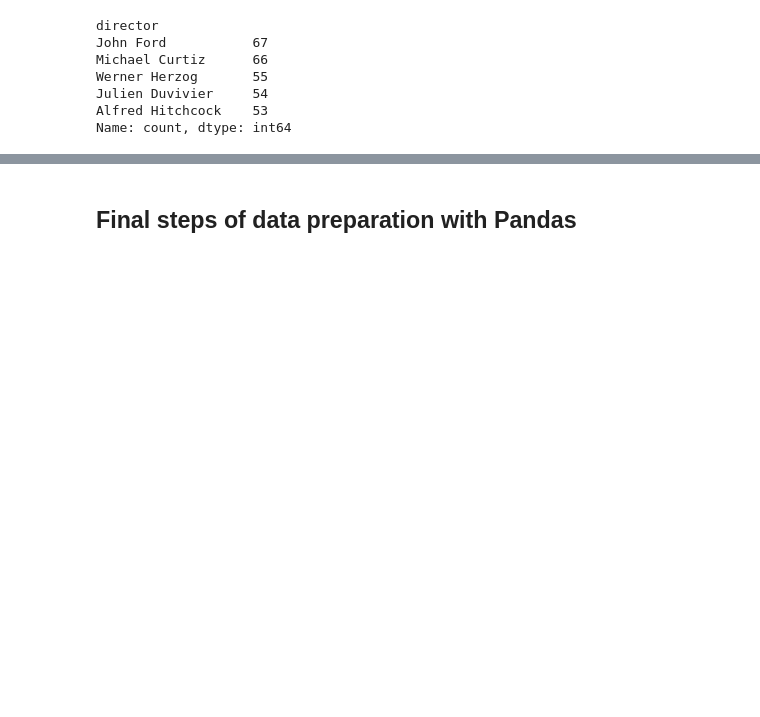
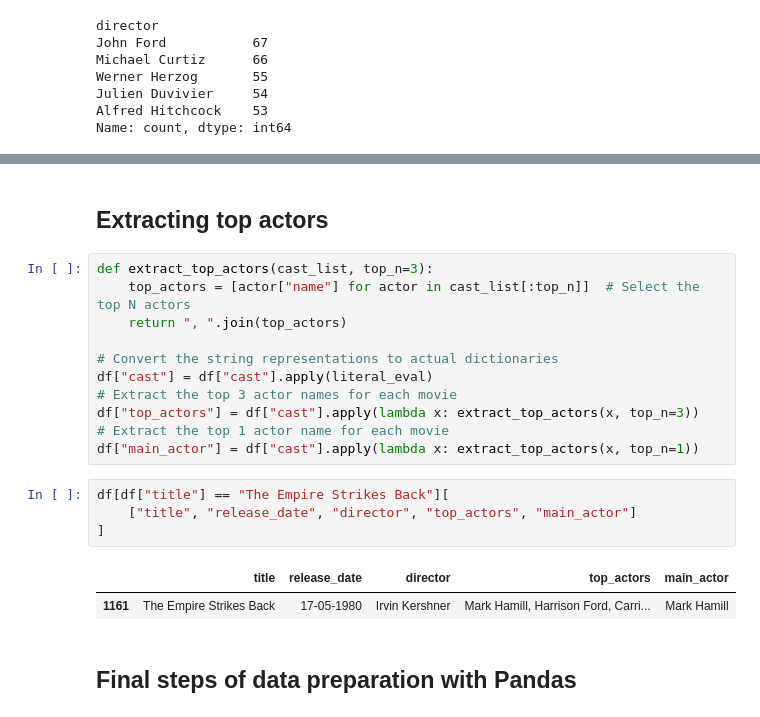
Before and after one commit to SanAntonik/MRS, a Jupyter notebook: DA_skill_showcase/skill_showcase copy.ipynb, the cells around one changed output, grey strips where cells are left out. Cells and saved outputs as stored; diff of their text form; blank space fills up the shorter version.

Commit message:
Copy and modify the code that extracts main actors

```diff
--- a/DA_skill_showcase/skill_showcase copy.ipynb
+++ b/DA_skill_showcase/skill_showcase copy.ipynb
@@ -484,6 +484,26 @@ df[df["director"] == "Martin Scorsese"].head()
 | 407 | 34000000 | Drama, Romance | 10436 | en | 8.013617 | Columbia Pictures | 17-09-1993 | 32255440 | ... |
 | 1177 | 25000000 | Crime, Drama | 769 | en | 15.424092 | Winkler Films | 12-09-1990 | 46836394 | ... |
 | 1192 | 18000000 | Drama | 1578 | en | 8.868558 | United Artists | 14-11-1980 | 23000000 | ... |
+# %% [markdown]
+## Extracting top actors
+# %%
+def extract_top_actors(cast_list, top_n=3):
+    top_actors = [actor["name"] for actor in cast_list[:top_n]]  # Select the top N actors
+    return ", ".join(top_actors)
+
+# Convert the string representations to actual dictionaries
+df["cast"] = df["cast"].apply(literal_eval)
+# Extract the top 3 actor names for each movie
+df["top_actors"] = df["cast"].apply(lambda x: extract_top_actors(x, top_n=3))
+# Extract the top 1 actor name for each movie
+df["main_actor"] = df["cast"].apply(lambda x: extract_top_actors(x, top_n=1))
+# %%
+df[df["title"] == "The Empire Strikes Back"][
+    ["title", "release_date", "director", "top_actors", "main_actor"]
+]
+# %% [output]
+|  | title | release_date | director | top_actors | main_actor |
+| 1161 | The Empire Strikes Back | 17-05-1980 | Irvin Kershner | Mark Hamill, Harrison Ford, Carri... | Mark Hamill |
 # %% [markdown]
 ## Final steps of data preparation with Pandas
 # %% [markdown]
```
Also changed, not shown: parts of 2 cells of this notebook.
